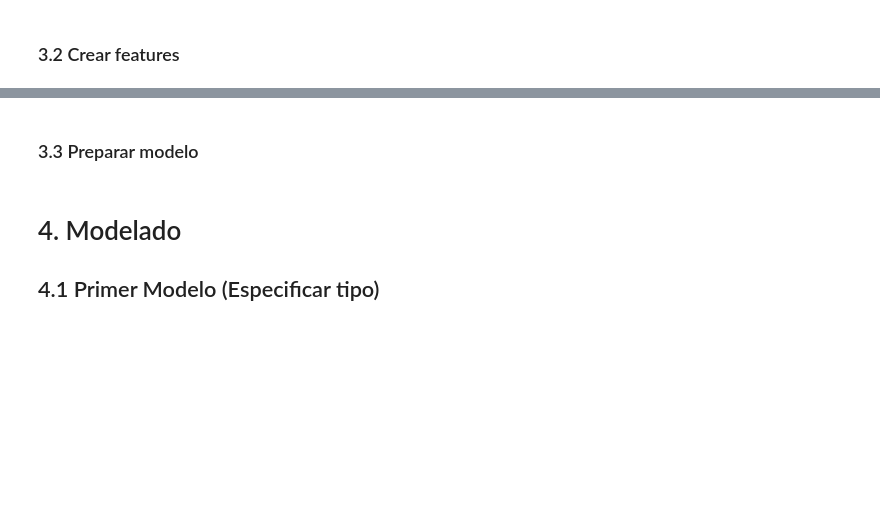
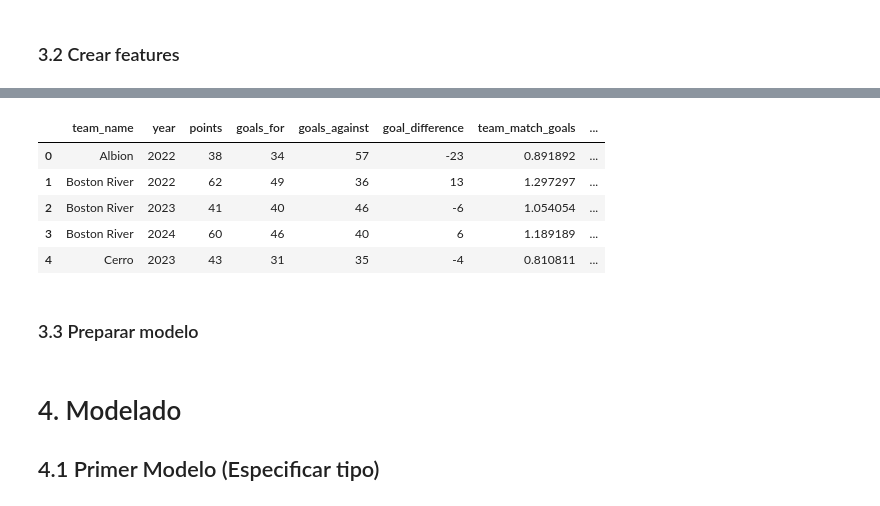
Before and after one commit to german-fros/ml_mpad2_m10_tarea, a Jupyter notebook: notebooks/Tarea_M10_MPAD_Modelo1_modelo_Fros_German.ipynb, the cells around one changed output, grey strips where cells are left out. Drawn from its saved outputs; the diff is of its cells as text; code cells hidden in the pictures; blank space fills up the shorter version.

```diff
--- a/notebooks/Tarea_M10_MPAD_Modelo1_modelo_Fros_German.ipynb
+++ b/notebooks/Tarea_M10_MPAD_Modelo1_modelo_Fros_German.ipynb
@@ -1549,2 +1996,4 @@ datasets_limpios = limpiar_datos(datasets)
 # %% [markdown]
 ### 3.2 Crear features
+# %%
+df_features = crear_features(datasets_limpios)
@@ -1551,3 +2018,12 @@ datasets_limpios = limpiar_datos(datasets)
+# %%
+df_features.head()
+# %% [output]
+|  | team_name | year | points | goals_for | goals_against | goal_difference | team_match_goals | ... |
+| 0 | Albion | 2022 | 38 | 34 | 57 | -23 | 0.891892 | ... |
+| 1 | Boston River | 2022 | 62 | 49 | 36 | 13 | 1.297297 | ... |
+| 2 | Boston River | 2023 | 41 | 40 | 46 | -6 | 1.054054 | ... |
+| 3 | Boston River | 2024 | 60 | 46 | 40 | 6 | 1.189189 | ... |
+| 4 | Cerro | 2023 | 43 | 31 | 35 | -4 | 0.810811 | ... |
 # %% [markdown]
 ### 3.3 Preparar modelo
 # %% [markdown]
```
Also changed, not shown: parts of 6 cells of this notebook.
